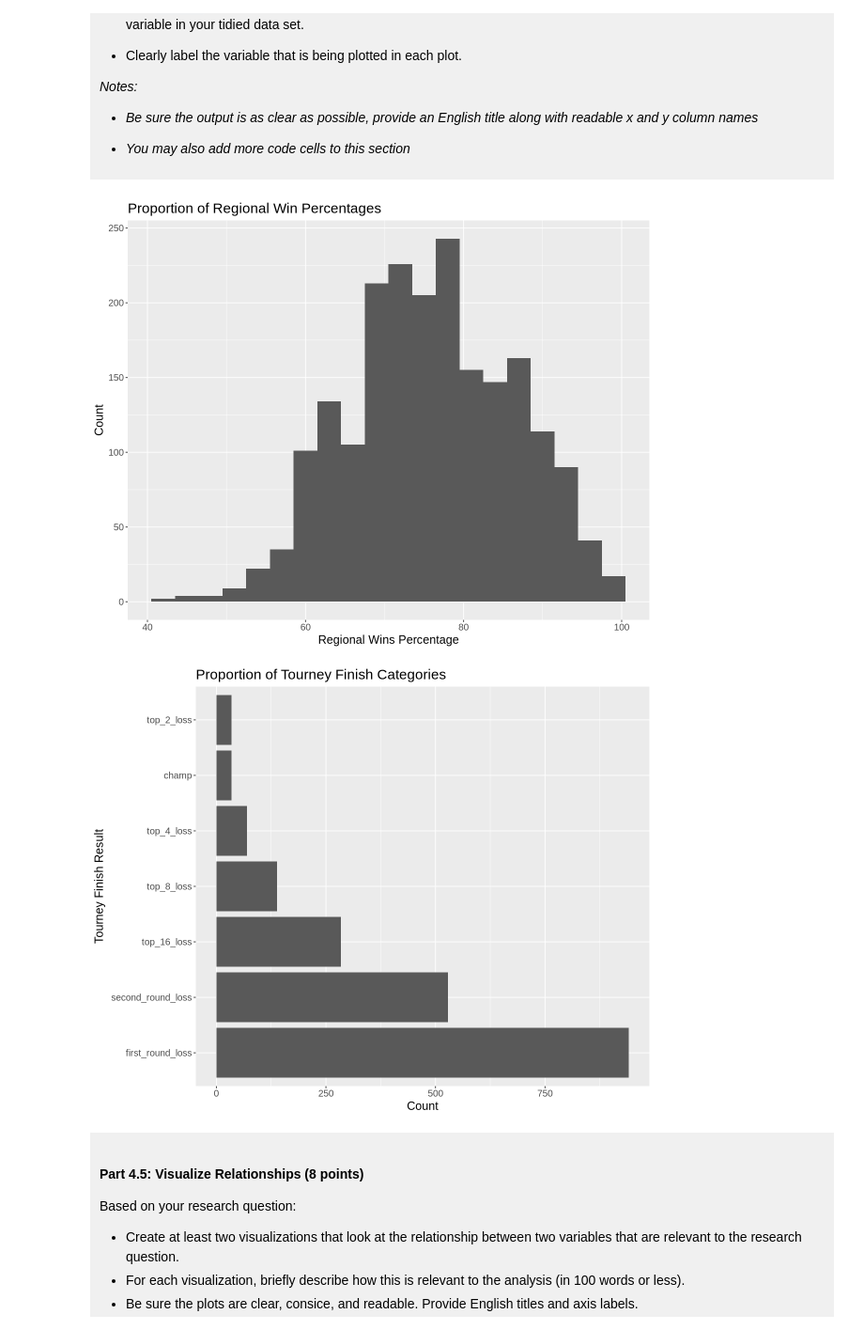
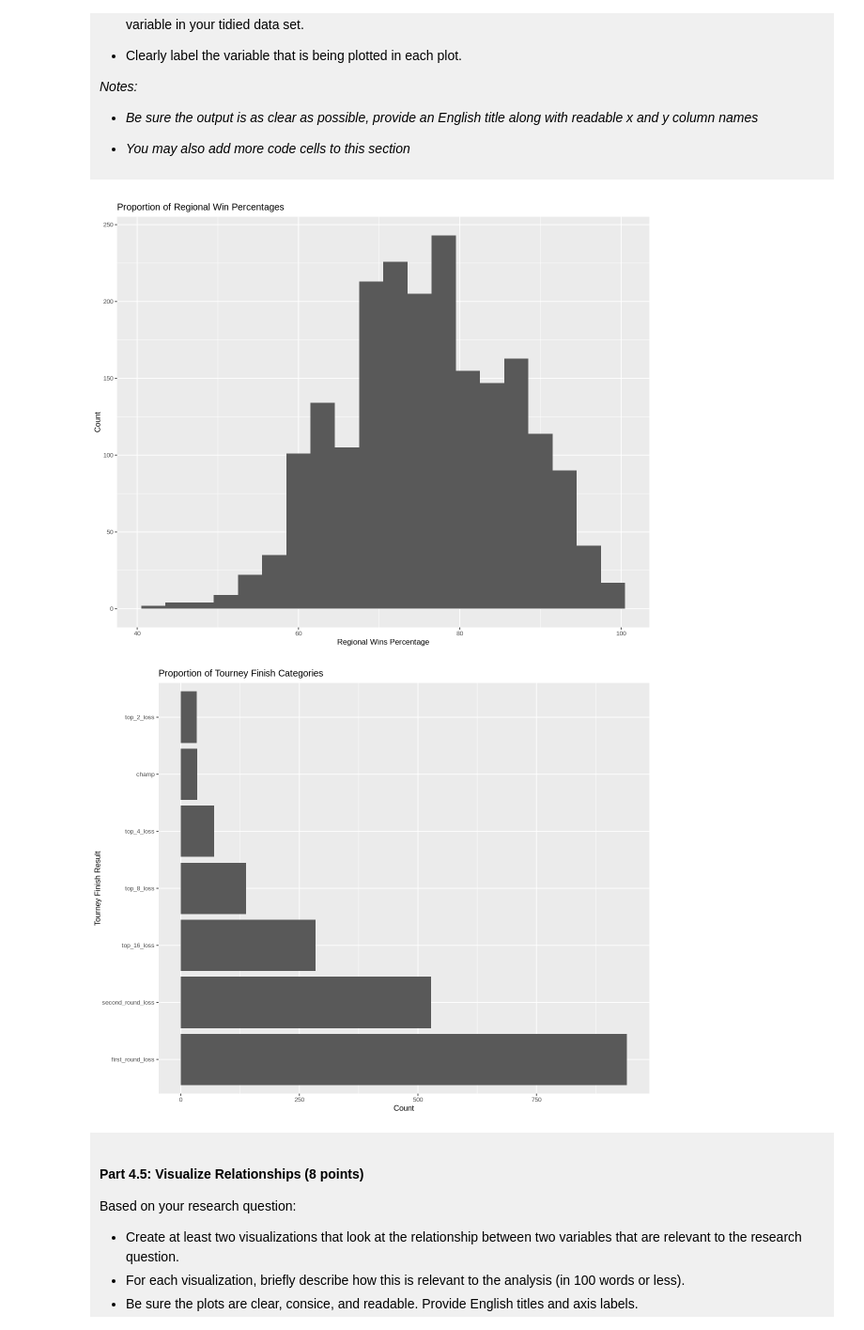
Before and after one commit to mavischan7/dsci-100-project-mavis-chan, a Jupyter notebook: dsci-100-project-notebook.ipynb, the cells around one changed output. Shown at 94% size. Drawn from its saved outputs; the diff is of its cells as text; code cells hidden in the pictures.

Commit message:
shrink text size more

```diff
--- a/dsci-100-project-notebook.ipynb
+++ b/dsci-100-project-notebook.ipynb
@@ -372,23 +372,23 @@ tournament_numeric_plot <- tournament_tidy |>
     geom_histogram(binwidth = 3) +
     xlab("Regional Wins Percentage") +
     ylab("Count") +
-    theme(text = element_text(size = 15)) +
+    theme(text = element_text(size = 10)) +
     ggtitle("Proportion of Regional Win Percentages")
 tournament_numeric_plot
 # %% [output]
-[figure, old version]
+[figure, new version]
 # %%
 # use tourney_finish as categorical variable for this bar plot
 tournament_categorical_plot <- tournament_tidy |>
     ggplot(aes(y = fct_infreq(tourney_finish))) +
     geom_bar() +
     xlab("Count") +
     ylab("Tourney Finish Result") +
-    theme(text = element_text(size = 15)) +
+    theme(text = element_text(size = 10)) +
     ggtitle("Proportion of Tourney Finish Categories")
 tournament_categorical_plot
 # %% [output]
-[figure, old version]
+[figure, new version]
 # %% [markdown]
 <div style="background-color: #f0f0f0; padding: 10px;">
 
```
Also changed, not shown: parts of 2 cells of this notebook.
